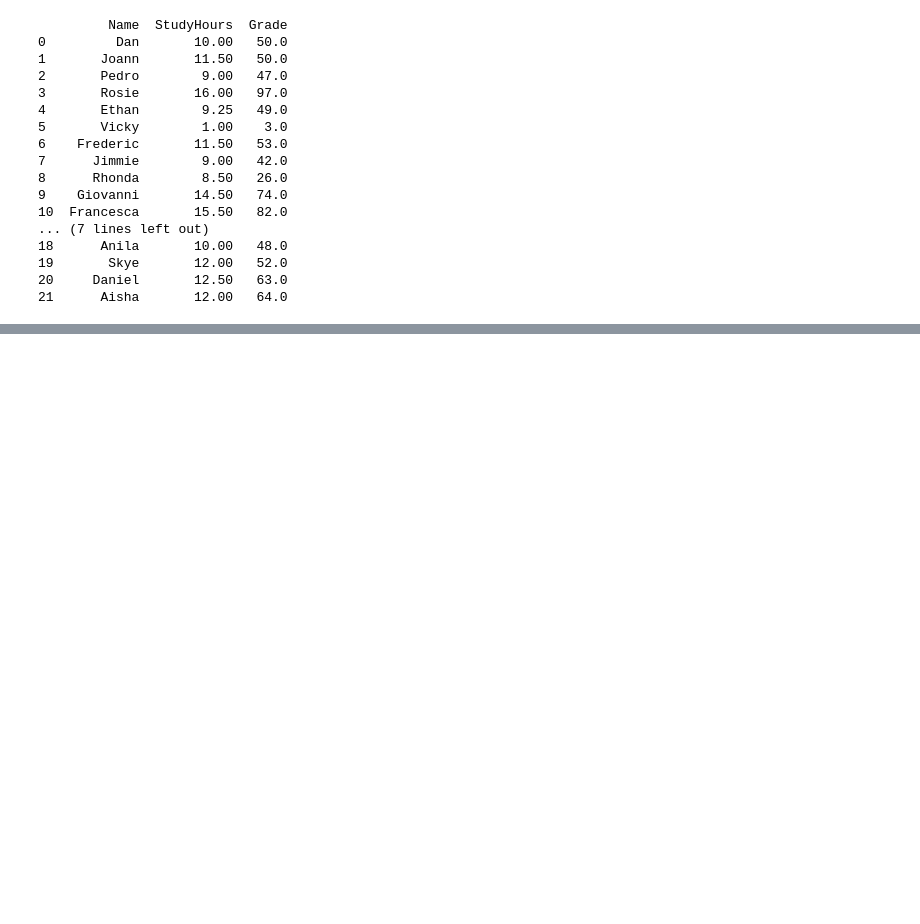
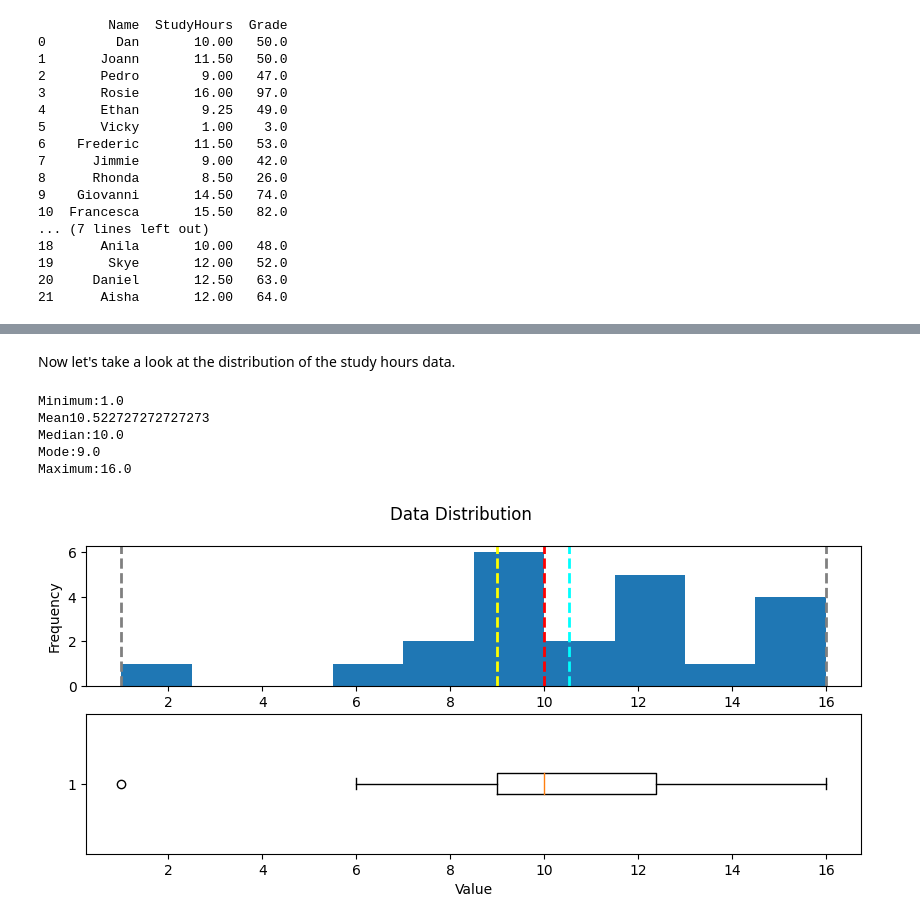
Before and after one commit to mrcdevv/DataCamp-courses, a Jupyter notebook: NumPy-Pandas-basics/main.ipynb, the cells around one changed output, grey strips where cells are left out. Drawn from its saved outputs; the diff is of its cells as text; code cells hidden in the pictures; blank space fills up the shorter version.

```diff
--- a/NumPy-Pandas-basics/main.ipynb
+++ b/NumPy-Pandas-basics/main.ipynb
@@ -98,0 +425,22 @@ print(df_students)
+# %%
+# Create a figure for 2 subplots (1 row, 2 columns)
+fig, ax = plt.subplots(1, 2, figsize = (10,4))
+
+# The axis are like arrays, so you can acces them using their index. In this case is just one row, but in case there is more than one, you need to acces like a 2d array
+
+# Create a bar plot of name vs grade on the first axis
+ax[0].bar(x=df_students.Name, height=df_students.Grade, color='orange')
+ax[0].set_title('Grades')
+ax[0].set_xticklabels(df_students.Name, rotation=90)
+
+# Create a pie chart of pass counts on the second axis
+pass_counts = df_students['Pass'].value_counts()
+ax[1].pie(pass_counts, labels=pass_counts)
+ax[1].set_title('Passing Grades')
+ax[1].legend(pass_counts.keys().tolist())
+
+# Add a title to the Figure
+fig.suptitle('Student Data')
+
+# Show the figure
+fig.show()
@@ -98,0 +535,13 @@ print(df_students)
+# %% [markdown]
+Now let's take a look at the distribution of the study hours data.
+# %%
+hours = df_students.StudyHours
+
+show_distribution(hours)
+# %% [output]
+Minimum:1.0
+Mean10.522727272727273
+Median:10.0
+Mode:9.0
+Maximum:16.0
+[figure, added]
```
Also changed, not shown: parts of 56 cells of this notebook.
